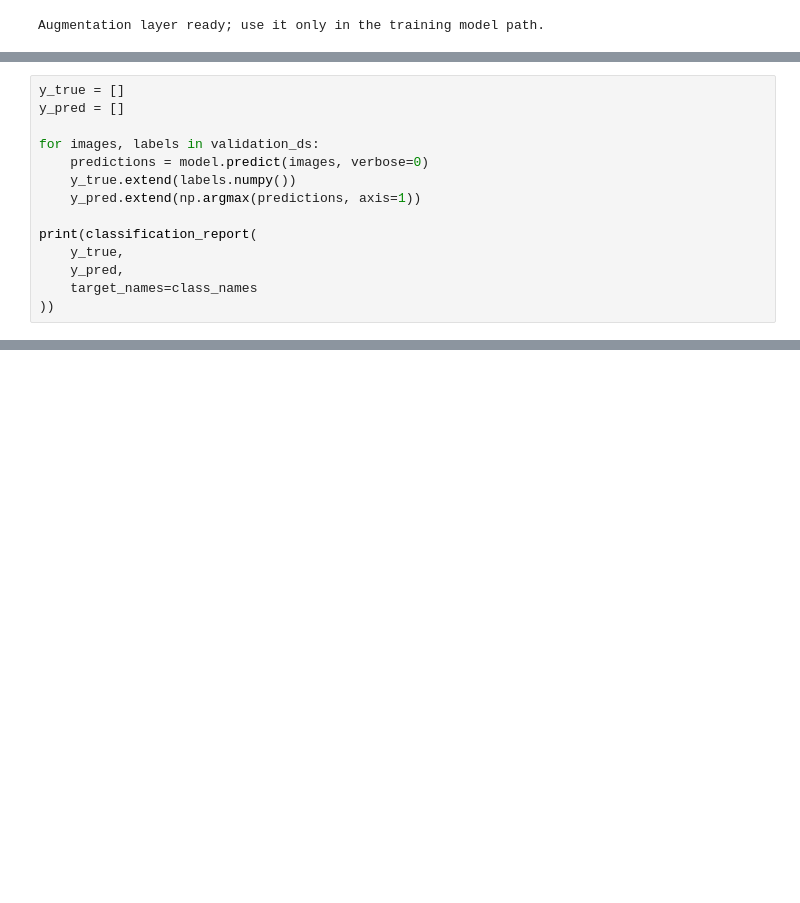
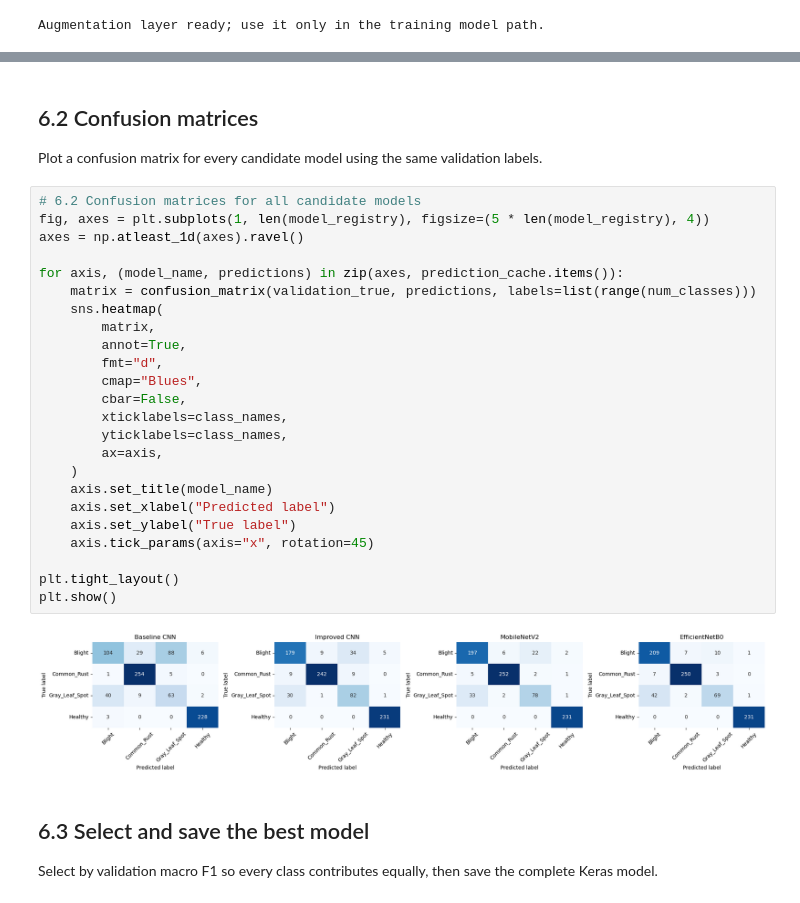
Before and after one commit to arnokboi-commits/Capstone-Project-Maize-Corn, a Jupyter notebook: corn_disease_cnn.ipynb, the cells around one changed output, grey strips where cells are left out. Saved outputs shown, nothing was run; the diff lists cells and outputs as text; blank space fills up the shorter version.

```diff
--- a/corn_disease_cnn.ipynb
+++ b/corn_disease_cnn.ipynb
@@ -846,14 +934,0 @@ Use these results to see whether Gray_Leaf_Spot is still being under-predicted.
-# %%
-y_true = []
-y_pred = []
-
-for images, labels in validation_ds:
-    predictions = model.predict(images, verbose=0)
-    y_true.extend(labels.numpy())
-    y_pred.extend(np.argmax(predictions, axis=1))
-
-print(classification_report(
-    y_true,
-    y_pred,
-    target_names=class_names
-))
@@ -876,0 +1291,34 @@ plt.show()
+# %% [markdown]
+## 6.2 Confusion matrices
+
+Plot a confusion matrix for every candidate model using the same validation labels.
+# %%
+# 6.2 Confusion matrices for all candidate models
+fig, axes = plt.subplots(1, len(model_registry), figsize=(5 * len(model_registry), 4))
+axes = np.atleast_1d(axes).ravel()
+
+for axis, (model_name, predictions) in zip(axes, prediction_cache.items()):
+    matrix = confusion_matrix(validation_true, predictions, labels=list(range(num_classes)))
+    sns.heatmap(
+        matrix,
+        annot=True,
+        fmt="d",
+        cmap="Blues",
+        cbar=False,
+        xticklabels=class_names,
+        yticklabels=class_names,
+        ax=axis,
+    )
+    axis.set_title(model_name)
+    axis.set_xlabel("Predicted label")
+    axis.set_ylabel("True label")
+    axis.tick_params(axis="x", rotation=45)
+
+plt.tight_layout()
+plt.show()
+# %% [output]
+[figure, added]
+# %% [markdown]
+## 6.3 Select and save the best model
+
+Select by validation macro F1 so every class contributes equally, then save the complete Keras model.
```
Also changed, not shown: parts of 36 cells of this notebook, 1 other file.
